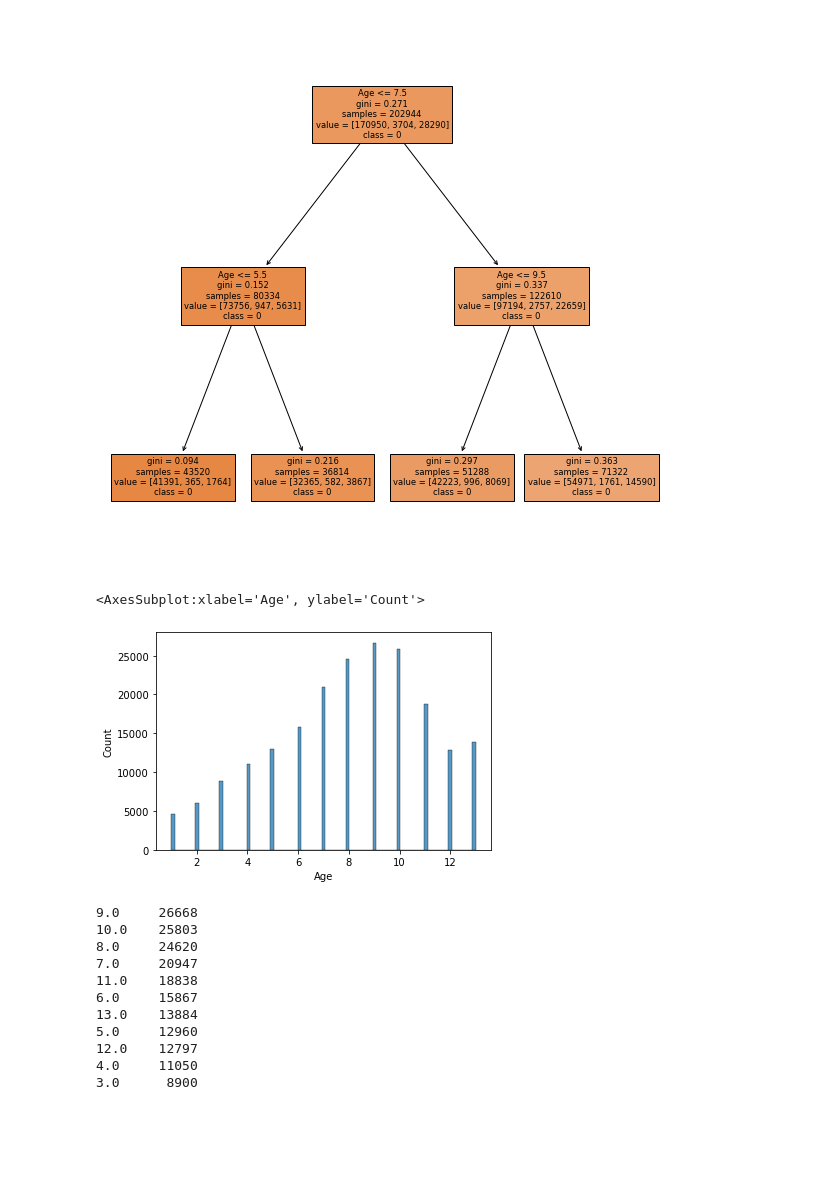
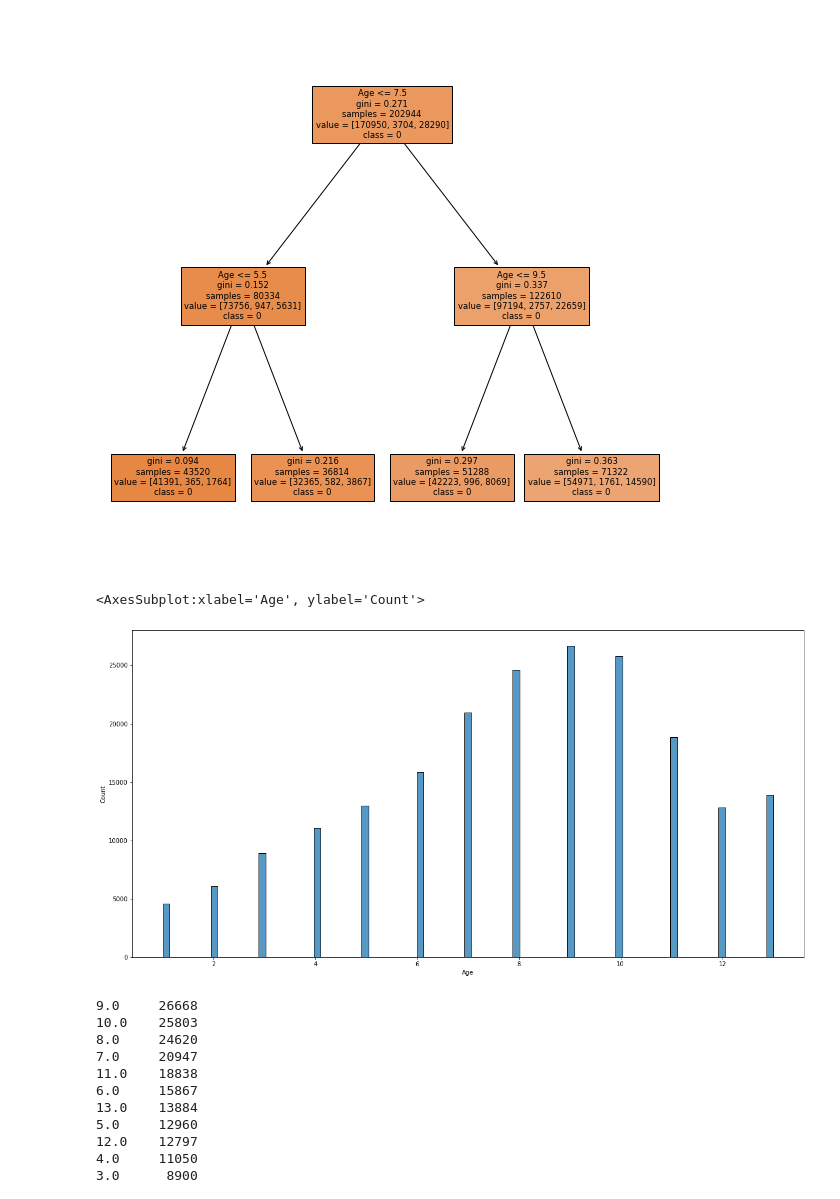
Before and after one commit to andnic51294/Diabetes_prediction, a Jupyter notebook: experimentation.ipynb, the cells around one changed output. Saved outputs shown, nothing was run; the diff lists cells and outputs as text; code cells hidden in the pictures; blank space fills up the shorter version.

```diff
--- a/experimentation.ipynb
+++ b/experimentation.ipynb
@@ -593,10 +826,11 @@ plt.show()
 # %% [output]
 [figure]
 # %%
+plt.figure(figsize = (20,10))
 sns.histplot(X_train.Age)
 # %% [output]
 <AxesSubplot:xlabel='Age', ylabel='Count'>
-[figure, old version]
+[figure, new version]
 # %%
 X_train.Age.value_counts()
 # %% [output]
```
Also changed, not shown: parts of 38 cells of this notebook.
